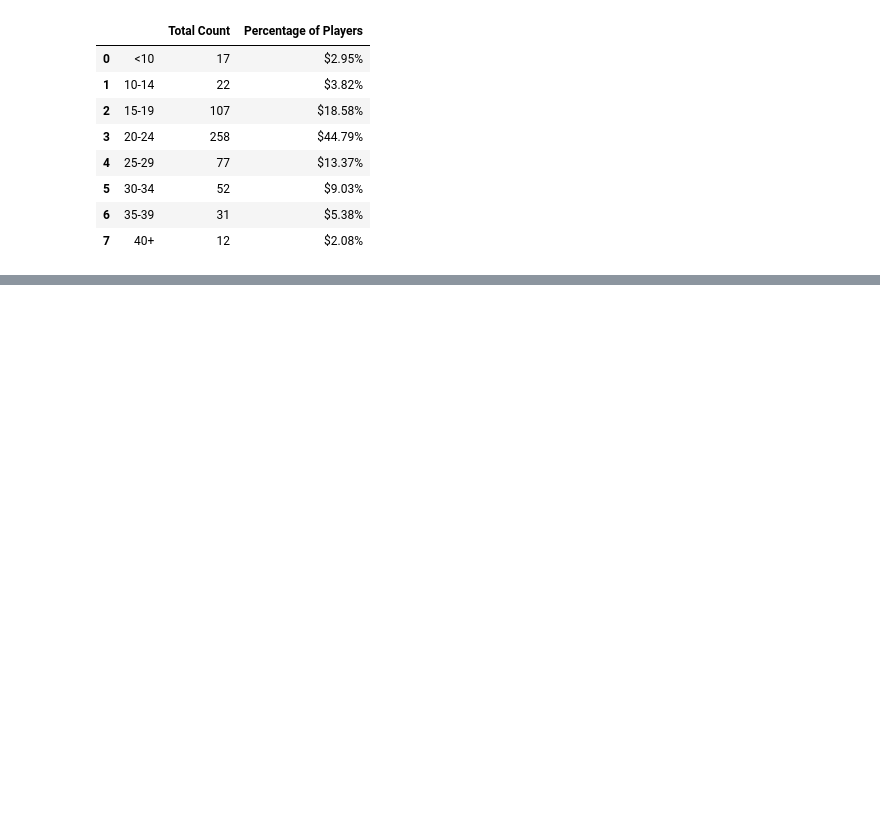
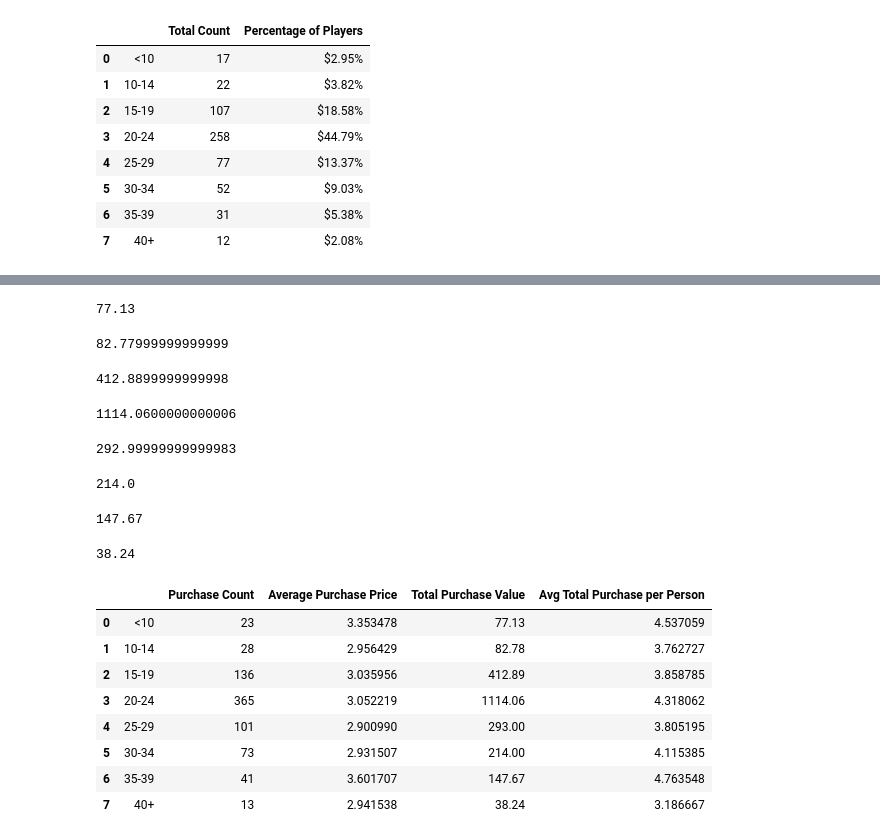
Before and after one commit to uzmabb182/Pandas-Challenge, a Jupyter notebook: HeroesOfPymoli.ipynb, the cells around one changed output, grey strips where cells are left out. Saved outputs shown, nothing was run; the diff lists cells and outputs as text; code cells hidden in the pictures; blank space fills up the shorter version.

```diff
--- a/HeroesOfPymoli.ipynb
+++ b/HeroesOfPymoli.ipynb
@@ -852,0 +986,63 @@ output5_df
+# %%
+# Reading the cell values
+total_purchase_df1 = price_df3.iloc[0, -1]
+total_purchase_df1
+# %% [output]
+77.13
+# %%
+total_purchase_df2 = price_df3.iloc[1, -1]
+total_purchase_df2
+# %% [output]
+82.77999999999999
+# %%
+total_purchase_df3 = price_df3.iloc[2, -1]
+total_purchase_df3
+# %% [output]
+412.8899999999998
+# %%
+total_purchase_df4 = price_df3.iloc[3, -1]
+total_purchase_df4
+# %% [output]
+1114.0600000000006
+# %%
+total_purchase_df5 = price_df3.iloc[4, -1]
+total_purchase_df5
+# %% [output]
+292.99999999999983
+# %%
+total_purchase_df6 = price_df3.iloc[5, -1]
+total_purchase_df6
+# %% [output]
+214.0
+# %%
+total_purchase_df7 = price_df3.iloc[6, -1]
+total_purchase_df7
+# %% [output]
+147.67
+# %%
+total_purchase_df8 = price_df3.iloc[7, -1]
+total_purchase_df8
+# %% [output]
+38.24
+# %%
+summary_output6 = [{" ": "<10","Purchase Count": purchase_count_df1, "Average Purchase Price": avg_purchase_df1, "Total Purchase Value": total_purchase_df1, "Avg Total Purchase per Person": (total_purchase_df1 / unique_players_count1)},
+                   {" ": "10-14","Purchase Count": purchase_count_df2, "Average Purchase Price": avg_purchase_df2, "Total Purchase Value": total_purchase_df2, "Avg Total Purchase per Person": (total_purchase_df2 / unique_players_count2)},
+                   {" ": "15-19","Purchase Count": purchase_count_df3, "Average Purchase Price": avg_purchase_df3, "Total Purchase Value": total_purchase_df3, "Avg Total Purchase per Person": (total_purchase_df3 / unique_players_count3)},
+                   {" ": "20-24","Purchase Count": purchase_count_df4, "Average Purchase Price": avg_purchase_df4, "Total Purchase Value": total_purchase_df4, "Avg Total Purchase per Person": (total_purchase_df4 / unique_players_count4)},
+                   {" ": "25-29","Purchase Count": purchase_count_df5, "Average Purchase Price": avg_purchase_df5, "Total Purchase Value": total_purchase_df5, "Avg Total Purchase per Person": (total_purchase_df5 / unique_players_count5)},
+                   {" ": "30-34","Purchase Count": purchase_count_df6, "Average Purchase Price": avg_purchase_df6, "Total Purchase Value": total_purchase_df6,  "Avg Total Purchase per Person": (total_purchase_df6 / unique_players_count6)},
+                   {" ": "35-39","Purchase Count": purchase_count_df7, "Average Purchase Price": avg_purchase_df7, "Total Purchase Value": total_purchase_df7,  "Avg Total Purchase per Person": (total_purchase_df7 / unique_players_count7)},
+                   {" ": "40+","Purchase Count": purchase_count_df8, "Average Purchase Price": avg_purchase_df8, "Total Purchase Value": total_purchase_df8, "Avg Total Purchase per Person": (total_purchase_df8 / unique_players_count8)
+                   }]
+output6_df = pd.DataFrame(summary_output6)
+output6_df
+# %% [output]
+|  |  | Purchase Count | Average Purchase Price | Total Purchase Value | Avg Total Purchase per Person |
+| 0 | <10 | 23 | 3.353478 | 77.13 | 4.537059 |
+| 1 | 10-14 | 28 | 2.956429 | 82.78 | 3.762727 |
+| 2 | 15-19 | 136 | 3.035956 | 412.89 | 3.858785 |
+| 3 | 20-24 | 365 | 3.052219 | 1114.06 | 4.318062 |
+| 4 | 25-29 | 101 | 2.900990 | 293.00 | 3.805195 |
+| 5 | 30-34 | 73 | 2.931507 | 214.00 | 4.115385 |
+| 6 | 35-39 | 41 | 3.601707 | 147.67 | 4.763548 |
+| 7 | 40+ | 13 | 2.941538 | 38.24 | 3.186667 |
```
Also changed, not shown: parts of 35 cells of this notebook.
